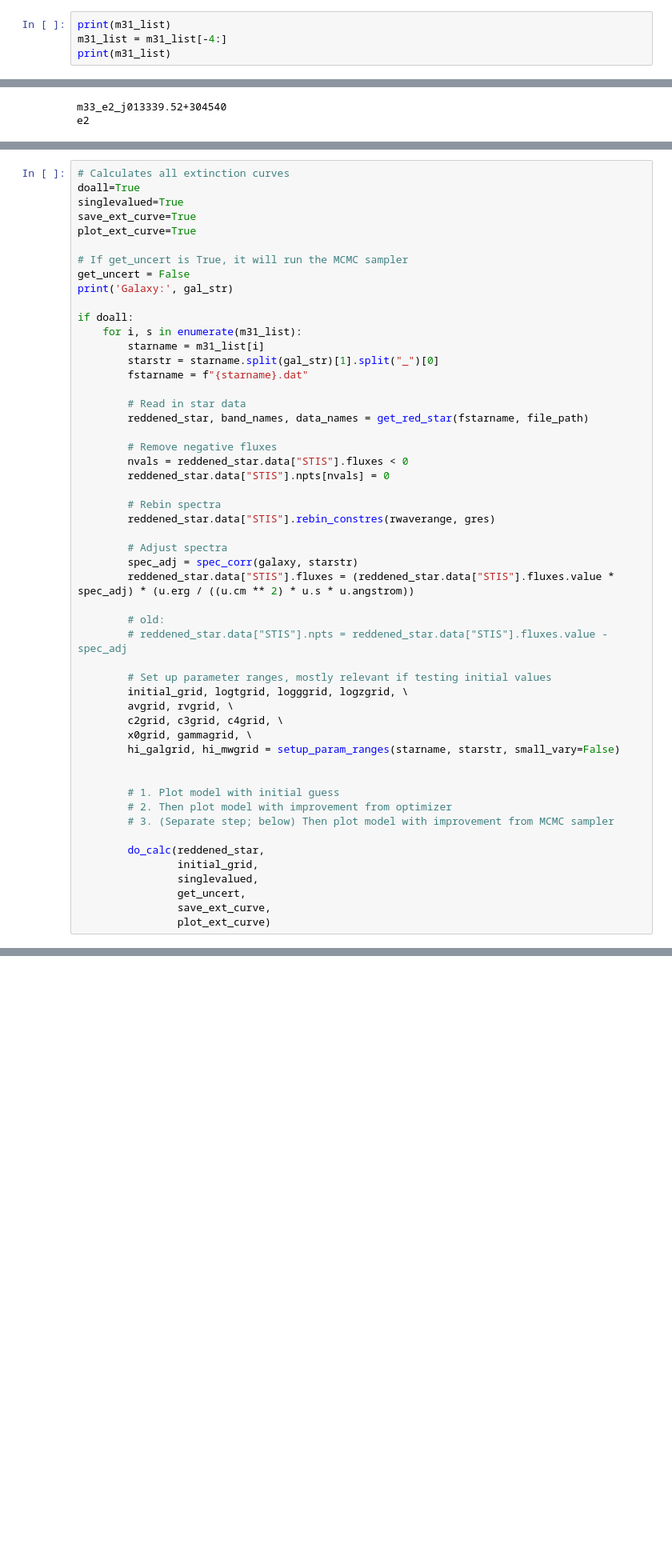
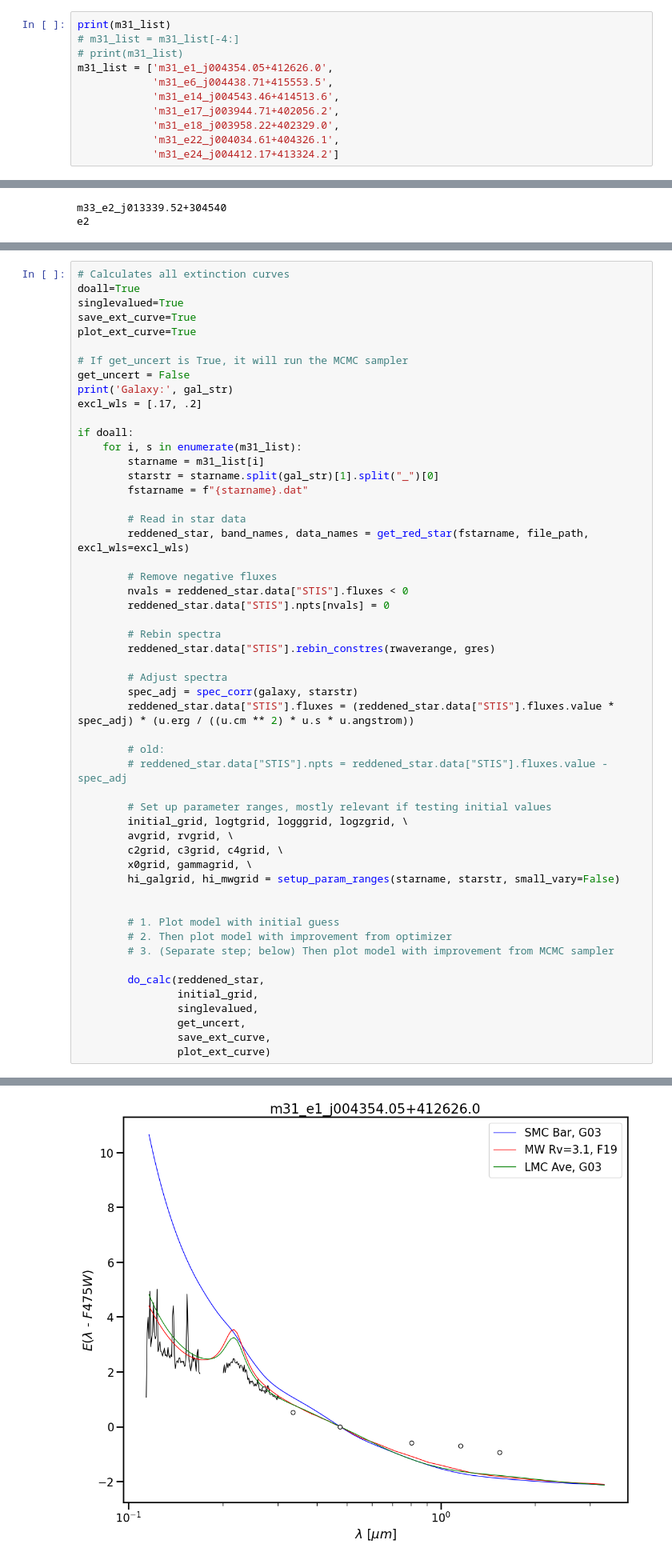
Before and after one commit to petiay/ext-science, a Jupyter notebook: m31_Extinction_with_Models.ipynb, the cells around one changed output, grey strips where cells are left out. Shown at 80% size. Drawn from its saved outputs; the diff is of its cells as text; blank space fills up the shorter version.

```diff
--- a/m31_Extinction_with_Models.ipynb
+++ b/m31_Extinction_with_Models.ipynb
@@ -1406,6 +1446,13 @@ def plot_spectra_with_mod(modinfo, hi_ext_modsed, reddened_star, modsed, ext_mod
 #### 6. Calculates extinction curve
 # %%
 print(m31_list)
-m31_list = m31_list[-4:]
-print(m31_list)
+# m31_list = m31_list[-4:]
+# print(m31_list)
+m31_list = ['m31_e1_j004354.05+412626.0',
+            'm31_e6_j004438.71+415553.5',
+            'm31_e14_j004543.46+414513.6',
+            'm31_e17_j003944.71+402056.2',
+            'm31_e18_j003958.22+402329.0',
+            'm31_e22_j004034.61+404326.1',
+            'm31_e24_j004412.17+413324.2']
 # %% [output]
@@ -1753,6 +1794,7 @@ plot_ext_curve=True
 # If get_uncert is True, it will run the MCMC sampler
 get_uncert = False
 print('Galaxy:', gal_str)
+excl_wls = [.17, .2]
 
 if doall:
     for i, s in enumerate(m31_list):
@@ -1761,7 +1803,7 @@ if doall:
         fstarname = f"{starname}.dat"
 
         # Read in star data
-        reddened_star, band_names, data_names = get_red_star(fstarname, file_path)
+        reddened_star, band_names, data_names = get_red_star(fstarname, file_path, excl_wls=excl_wls)
 
         # Remove negative fluxes
         nvals = reddened_star.data["STIS"].fluxes < 0
@@ -1816,0 +1919 @@ TypeError: 'NoneType' object is not subscriptable
+[figure, added]
```
Also changed, not shown: parts of 10 cells of this notebook.
